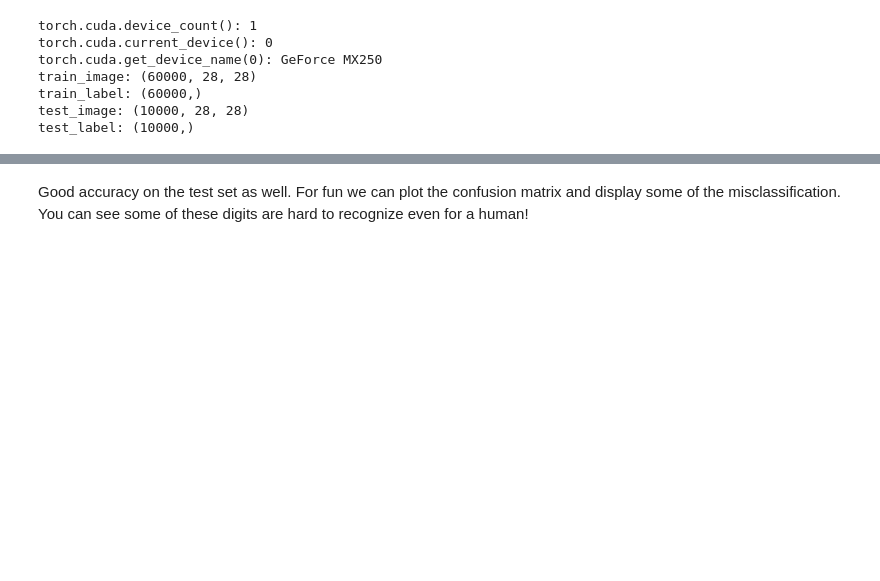
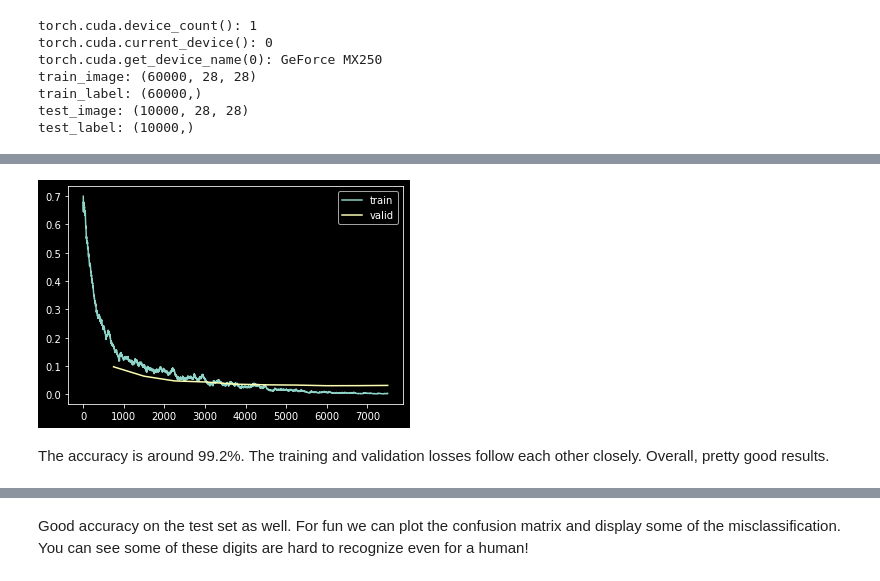
Before and after one commit to nghiaho12/fastai_projects, a Jupyter notebook: mnist.ipynb, the cells around one changed output, grey strips where cells are left out. Drawn from its saved outputs; the diff is of its cells as text; code cells hidden in the pictures; blank space fills up the shorter version.

```diff
--- a/mnist.ipynb
+++ b/mnist.ipynb
@@ -134,0 +150,6 @@ Load the saved model and perform inference on the test set. I've duplicated some
+# %%
+learn.recorder.plot_loss()
+# %% [output]
+[figure, added]
+# %% [markdown]
+The accuracy is around 99.2%. The training and validation losses follow each other closely. Overall, pretty good results.
```
Also changed, not shown: parts of 17 cells of this notebook.
